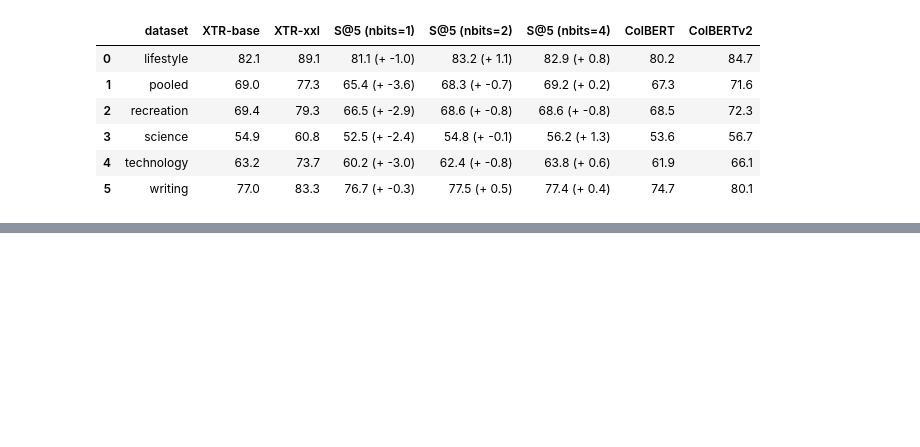
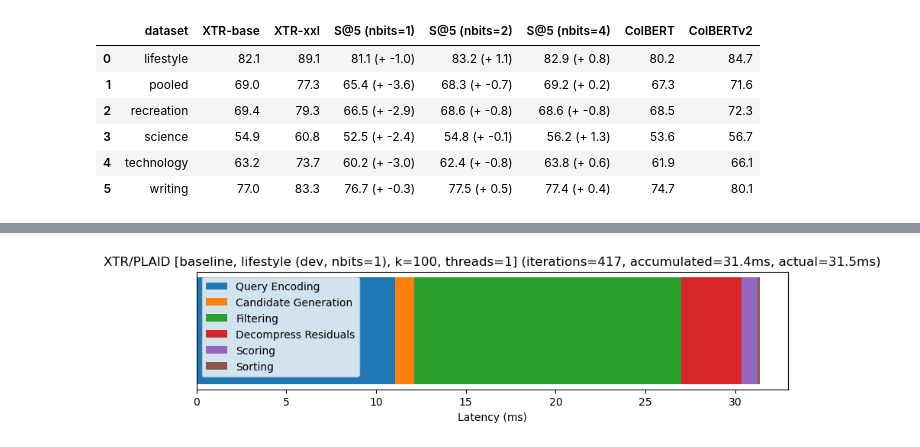
Before and after one commit to jlscheerer/xtr-warp, a Jupyter notebook: xtr_via_plaid.evaluation.ipynb, the cells around one changed output, grey strips where cells are left out. Saved outputs shown, nothing was run; the diff lists cells and outputs as text; code cells hidden in the pictures; blank space fills up the shorter version.

```diff
--- a/xtr_via_plaid.evaluation.ipynb
+++ b/xtr_via_plaid.evaluation.ipynb
@@ -76,0 +161,6 @@ display(HTML(df.to_html(escape=False)))
+# %%
+from colbert.utils.tracker import ExecutionTracker
+
+ExecutionTracker.from_dict(results[0]["tracker"]).display()
+# %% [output]
+[figure, added]
```
Also changed, not shown: parts of 10 cells of this notebook, 8 other files.
